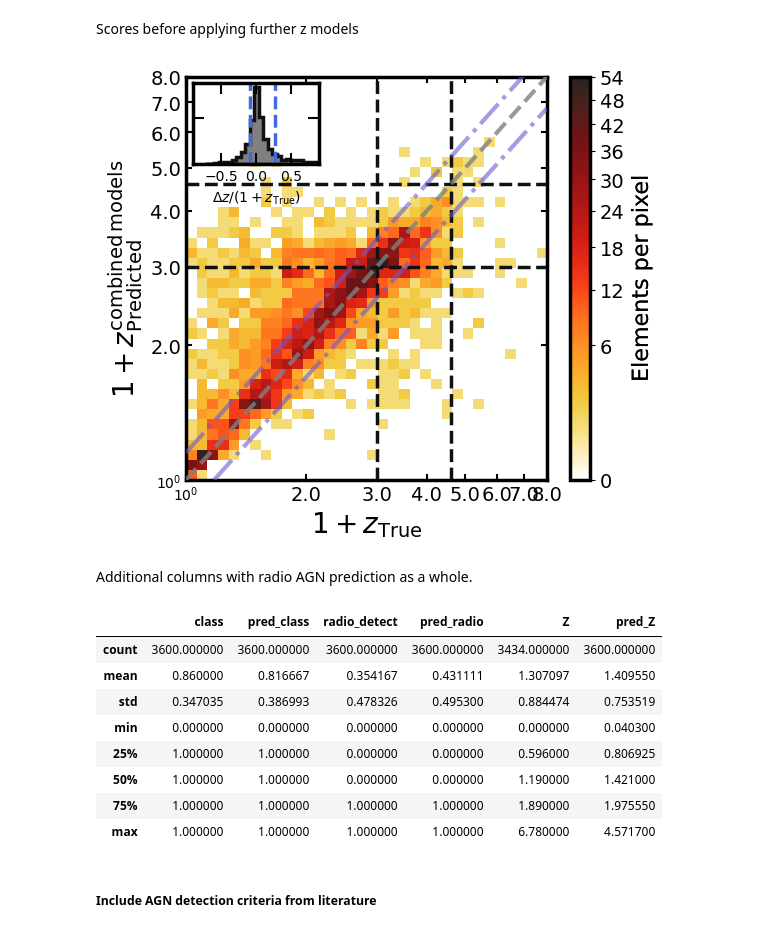
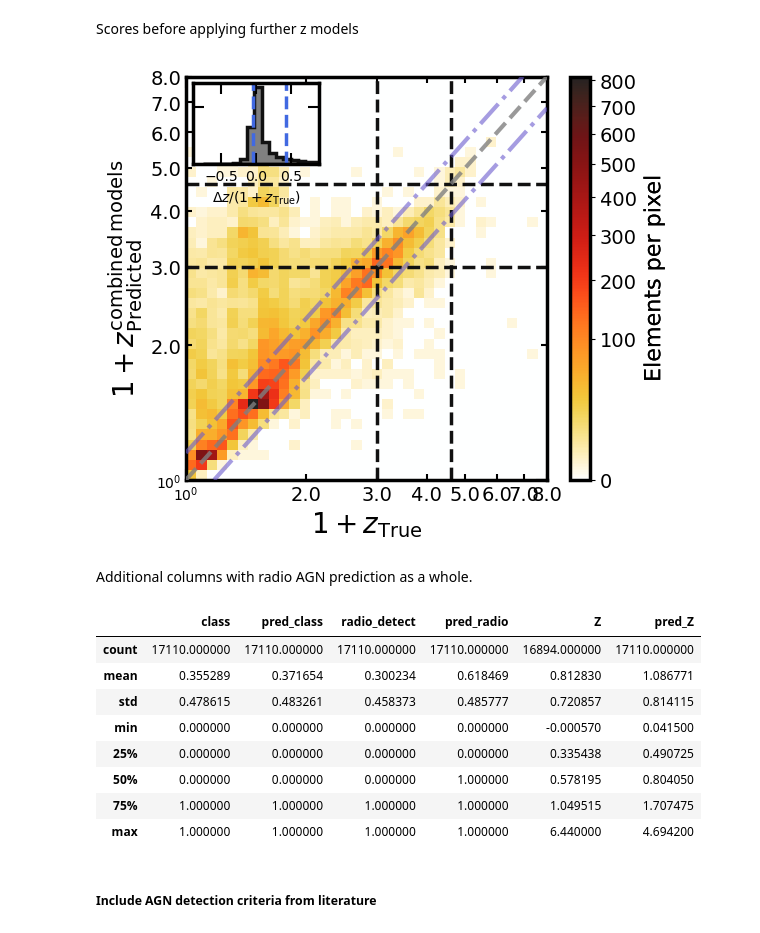
Before and after one commit to racarvajal/Pipeline_RG_z_ML, a Jupyter notebook: ML_12.ipynb, the cells around one changed output. Drawn from its saved outputs; the diff is of its cells as text; code cells hidden in the pictures.

Commit message:
known unkown metrics HETDEX validation

```diff
--- a/ML_12.ipynb
+++ b/ML_12.ipynb
@@ -368,7 +368,7 @@ use_third_z_model   = False  # z >= 3.0
 use_fourth_z_model  = True  # z >= 3.7 (with SMOGN), or, if needed, z >= 4.0
 compare_A17_flag    = True  # Compare with the results from Ananna et al., 2017
 # %%
-used_area           = 'S82'  # can be 'S82', 'HETDEX', 'COSMOS'
+used_area           = 'HETDEX'  # can be 'S82', 'HETDEX', 'COSMOS'
 HETDEX_subset       = 'Validation'  # Validation, Training, Test, Test+Train
 # %%
 if used_area != 'S82':
@@ -569,16 +581,17 @@ if use_fourth_z_model:
 # %%
 fig             = plt.figure(figsize=(6,5))
 ax1             = fig.add_subplot(111, projection='scatter_density', xscale='log', yscale='log')
-plot_redshift_compare(full_catalog_df.loc[:, 'Z'], full_catalog_df.loc[:, 'pred_Z'], ax_pre=ax1, title=None, dpi=10, show_clb=True, log_stretch=False)
+plot_redshift_compare(full_catalog_df.loc[:, 'Z'], full_catalog_df.loc[:, 'pred_Z'],\
+                      ax_pre=ax1, title=None, dpi=10, show_clb=True, log_stretch=False)
 ax1.axvline(x=(1 + redshift_lim_a), ls='--', c='k', lw=2.5)
 ax1.axhline(y=(1 + redshift_lim_a), ls='--', c='k', lw=2.5)
 ax1.axvline(x=(1 + redshift_lim_c), ls='--', c='k', lw=2.5)
 ax1.axhline(y=(1 + redshift_lim_c), ls='--', c='k', lw=2.5)
 if use_second_z_model or use_third_z_model or use_fourth_z_model:
     ax1.set_ylabel('$1 + z_{\mathrm{Predicted}}^{\mathrm{combined\,models}}$', size=20)
 plt.show()
 # %% [output]
-[figure, old version]
+[figure, new version]
 # %% [markdown]
 Additional columns with radio AGN prediction as a whole.
 # %%
@@ -610,14 +623,14 @@ if not use_zeroth_model:
 full_catalog_df.loc[:, displayed_cols].describe()
 # %% [output]
 |  | class | pred_class | radio_detect | pred_radio | Z | pred_Z |
-| count | 3600.000000 | 3600.000000 | 3600.000000 | 3600.000000 | 3434.000000 | 3600.000000 |
-| mean | 0.860000 | 0.816667 | 0.354167 | 0.431111 | 1.307097 | 1.409550 |
-| std | 0.347035 | 0.386993 | 0.478326 | 0.495300 | 0.884474 | 0.753519 |
-| min | 0.000000 | 0.000000 | 0.000000 | 0.000000 | 0.000000 | 0.040300 |
-| 25% | 1.000000 | 1.000000 | 0.000000 | 0.000000 | 0.596000 | 0.806925 |
-| 50% | 1.000000 | 1.000000 | 0.000000 | 0.000000 | 1.190000 | 1.421000 |
-| 75% | 1.000000 | 1.000000 | 1.000000 | 1.000000 | 1.890000 | 1.975550 |
-| max | 1.000000 | 1.000000 | 1.000000 | 1.000000 | 6.780000 | 4.571700 |
+| count | 17110.000000 | 17110.000000 | 17110.000000 | 17110.000000 | 16894.000000 | 17110.000000 |
+| mean | 0.355289 | 0.371654 | 0.300234 | 0.618469 | 0.812830 | 1.086771 |
+| std | 0.478615 | 0.483261 | 0.458373 | 0.485777 | 0.720857 | 0.814115 |
+| min | 0.000000 | 0.000000 | 0.000000 | 0.000000 | -0.000570 | 0.041500 |
+| 25% | 0.000000 | 0.000000 | 0.000000 | 0.000000 | 0.335438 | 0.490725 |
+| 50% | 0.000000 | 0.000000 | 0.000000 | 1.000000 | 0.578195 | 0.804050 |
+| 75% | 1.000000 | 1.000000 | 1.000000 | 1.000000 | 1.049515 | 1.707475 |
+| max | 1.000000 | 1.000000 | 1.000000 | 1.000000 | 6.440000 | 4.694200 |
 # %% [markdown]
 ##### Include AGN detection criteria from literature
 # %%
```
Also changed, not shown: parts of 27 cells of this notebook.
